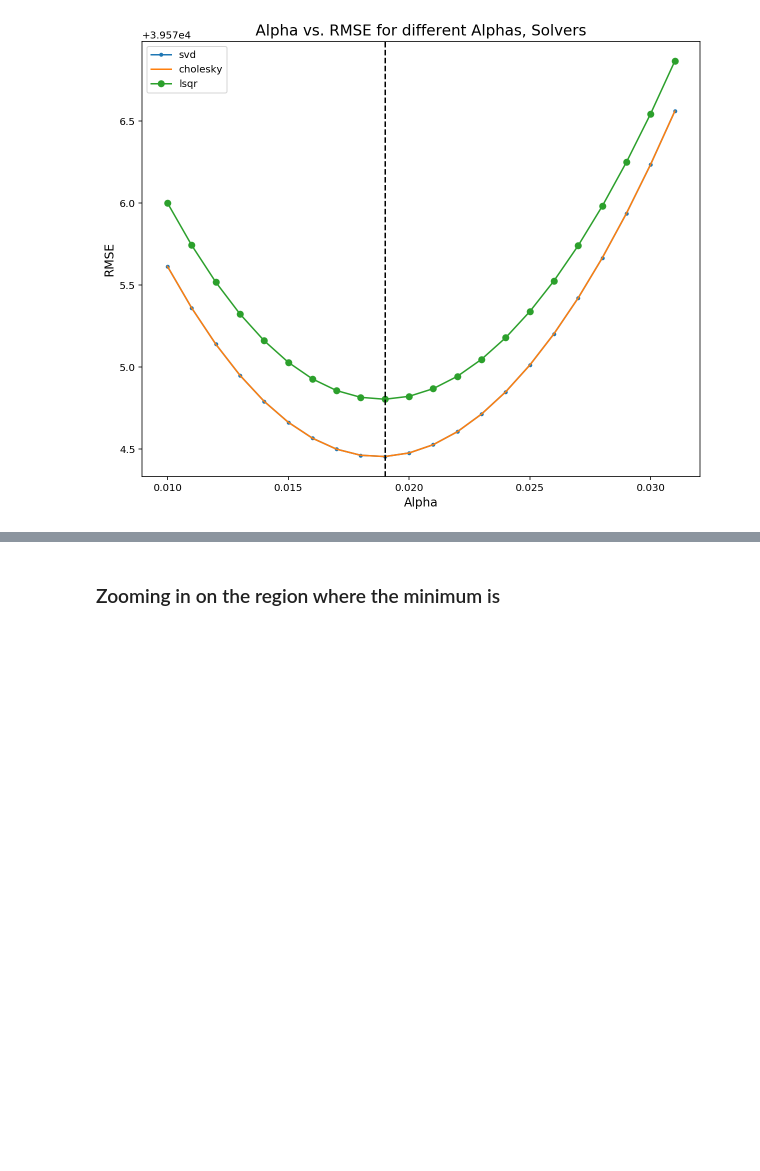
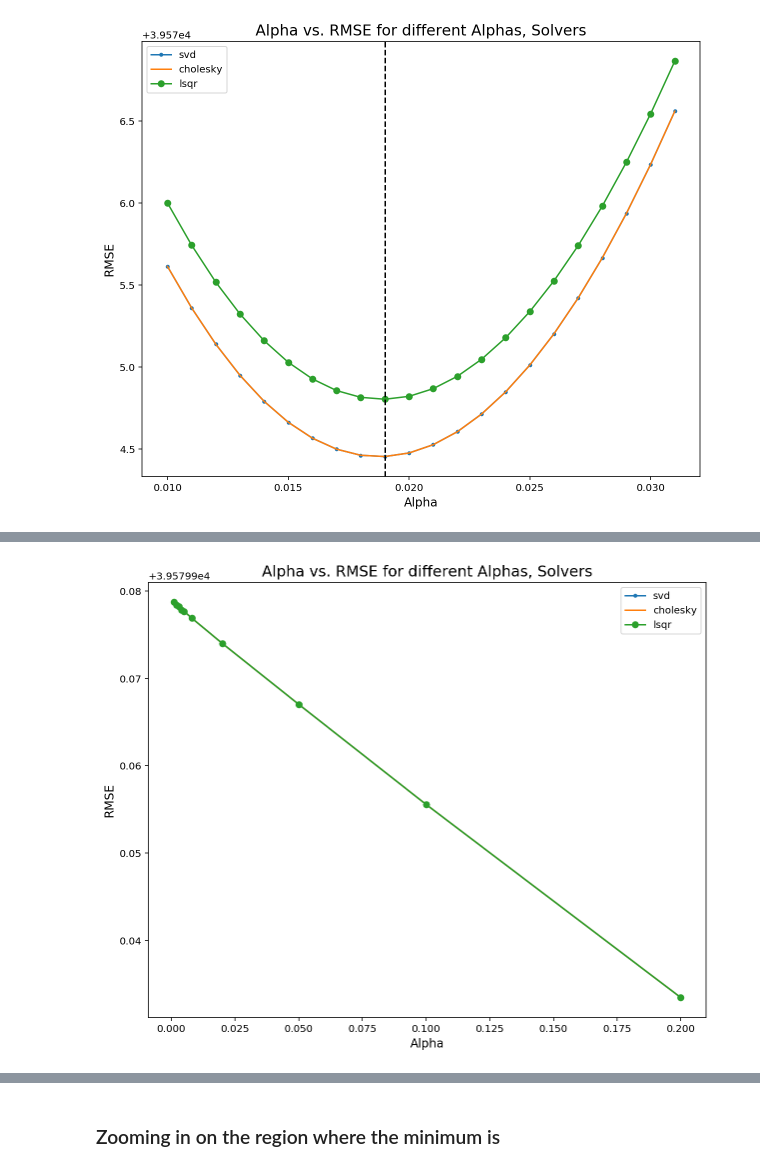
Before and after one commit to jsigee87/Data-Science-Lab-ee379k, a Jupyter notebook: lab4/src/problem4redo.ipynb, the cells around one changed output, grey strips where cells are left out. Saved outputs shown, nothing was run; the diff lists cells and outputs as text; code cells hidden in the pictures; blank space fills up the shorter version.

```diff
--- a/lab4/src/problem4redo.ipynb
+++ b/lab4/src/problem4redo.ipynb
@@ -275,3 +259,15 @@ _ = plt.legend()
+# %%
+## zooming in to get more accuracy
+
+alphas_2 =  [0.001,0.002,0.003,0.004, 0.005, 0.008, 0.02,0.05,0.1,0.2]
+
+cv_lasso = [[rmse_cv(Lasso(alpha=alpha,normalize = True)).mean()
+            for alpha in alphas_2] for solver in solvers]
+cv_lasso = np.array(cv_lasso)
+
+makePlot(cv_lasso, alphas_2)
+# %% [output]
+[figure, added]
 # %%
 #########################################
 # Redoing with XGDboost
```
Also changed, not shown: parts of 15 cells of this notebook.
